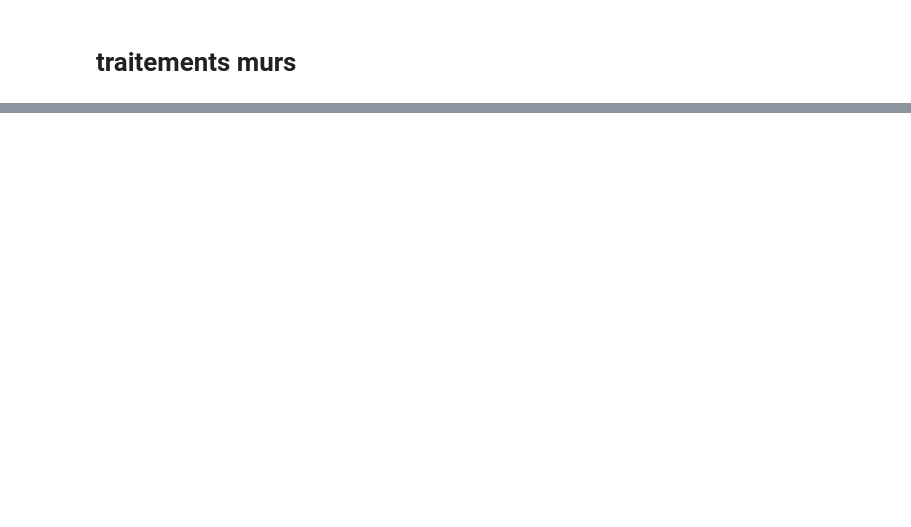
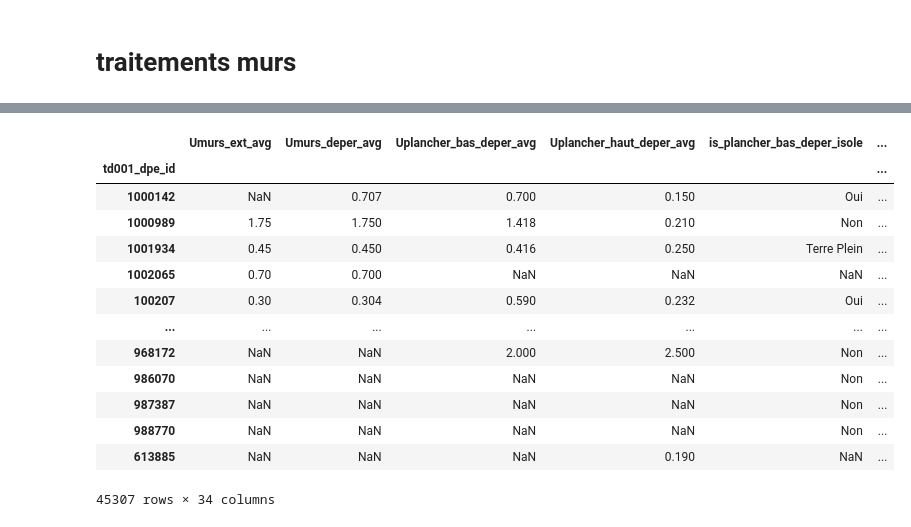
Before and after one commit to etalab/de-dpe-processing, a Jupyter notebook: data_processing_cstb/traitement_donnees_metier/dev.ipynb, the cells around one changed output, grey strips where cells are left out. Saved outputs shown, nothing was run; the diff lists cells and outputs as text; code cells hidden in the pictures; blank space fills up the shorter version.

```diff
--- a/data_processing_cstb/traitement_donnees_metier/dev.ipynb
+++ b/data_processing_cstb/traitement_donnees_metier/dev.ipynb
@@ -5,6 +7,7 @@ import json
 from td001_processing import postprocessing_td001
 from utils import round_float_cols,unique_ordered
 from config import paths
+import numpy as np
 def run_enveloppe_processing(td001, td006, td007, td008):
     from td007_processing import merge_td007_tr_tv, postprocessing_td007
     from td008_processing import merge_td008_tr_tv, postprocessing_td008
@@ -160,3 +163,4 @@ if __name__ == '__main__':
         # add td001 processing
         postprocessing_td001(td001)[['nom_methode_dpe_norm', 'id']].rename(columns={'id': 'td001_dpe_id'}).to_csv(
             annexe_dept_dir / 'td001_annexe_generale.csv')
+        break
@@ -601,0 +654,17 @@ Name: epaisseur_isolation, Length: 138084, dtype: object
+# %%
+td001_enveloppe_agg
+# %% [output]
+|  | Umurs_ext_avg | Umurs_deper_avg | Uplancher_bas_deper_avg | Uplancher_haut_deper_avg | is_plancher_bas_deper_isole | ... |
+| td001_dpe_id |  |  |  |  |  | ... |
+| 1000142 | NaN | 0.707 | 0.700 | 0.150 | Oui | ... |
+| 1000989 | 1.75 | 1.750 | 1.418 | 0.210 | Non | ... |
+| 1001934 | 0.45 | 0.450 | 0.416 | 0.250 | Terre Plein | ... |
+| 1002065 | 0.70 | 0.700 | NaN | NaN | NaN | ... |
+| 100207 | 0.30 | 0.304 | 0.590 | 0.232 | Oui | ... |
+| ... | ... | ... | ... | ... | ... | ... |
+| 968172 | NaN | NaN | 2.000 | 2.500 | Non | ... |
+| 986070 | NaN | NaN | NaN | NaN | Non | ... |
+| 987387 | NaN | NaN | NaN | NaN | Non | ... |
+| 988770 | NaN | NaN | NaN | NaN | Non | ... |
+| 613885 | NaN | NaN | NaN | 0.190 | NaN | ... |
+45307 rows × 34 columns
```
Also changed, not shown: parts of 72 cells of this notebook, 3 other files.
